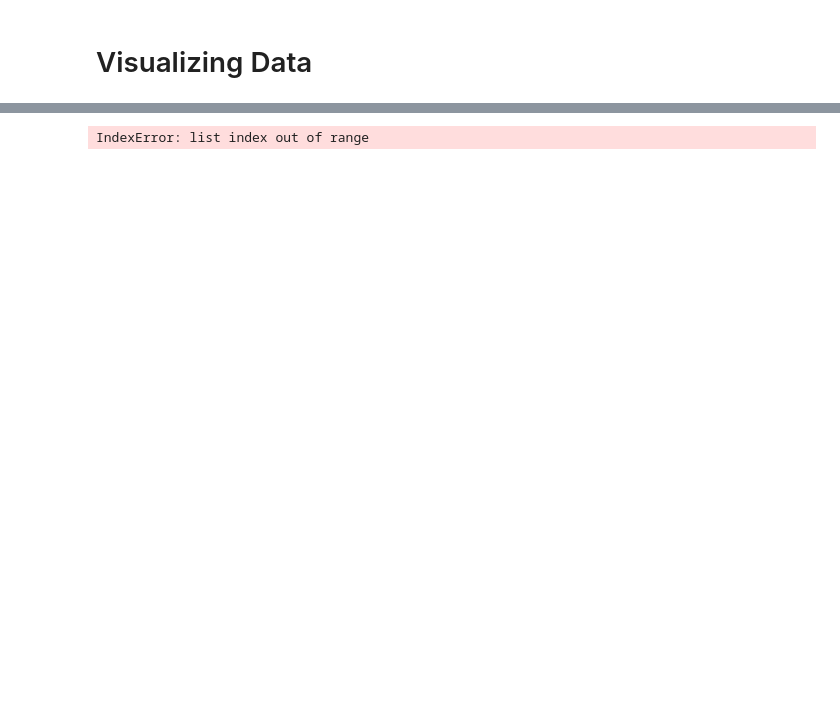
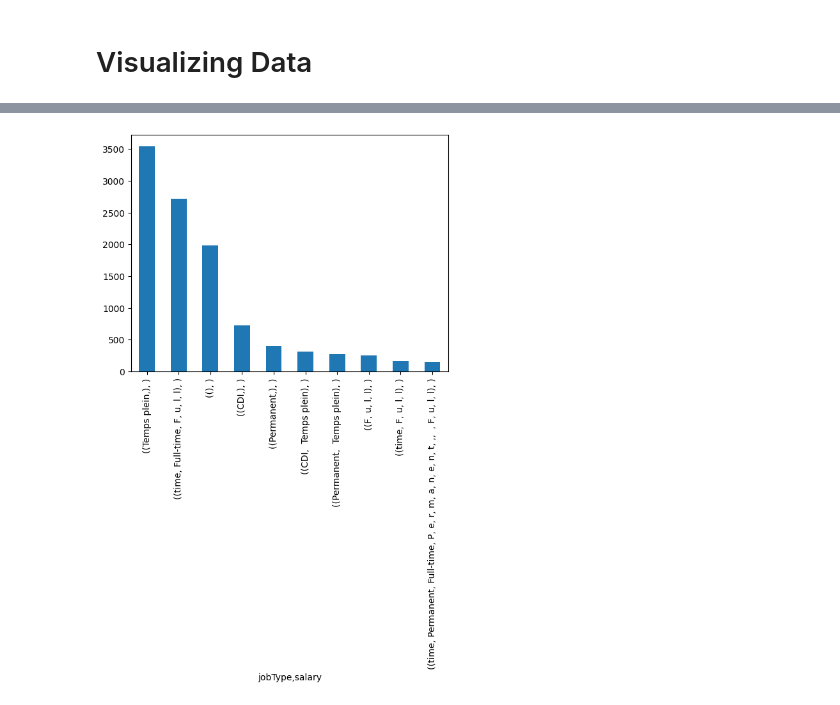
Before and after one commit to dedemilano/IndeedRecommender2, a Jupyter notebook: dataProcessing.ipynb, the cells around one changed output, grey strips where cells are left out. Drawn from its saved outputs; the diff is of its cells as text; code cells hidden in the pictures; blank space fills up the shorter version.

```diff
--- a/dataProcessing.ipynb
+++ b/dataProcessing.ipynb
@@ -63,7 +73,7 @@ df['location'].value_counts()[:20].plot(kind='bar')
 # %%
-df_counts = df[['salary']].value_counts()
+df_counts = df[['jobType','salary']].value_counts()[:10].plot(kind='bar')
 # df_counts.plot(kind='scatter', x='positionTitle', y='location', s=df_counts['count'] * 10)
 # plt.xticks(rotation=45)
 # plt.show()
 # %% [output]
-IndexError: list index out of range
+[figure, added]
```
Also changed, not shown: parts of 6 cells of this notebook, 1 other file.
